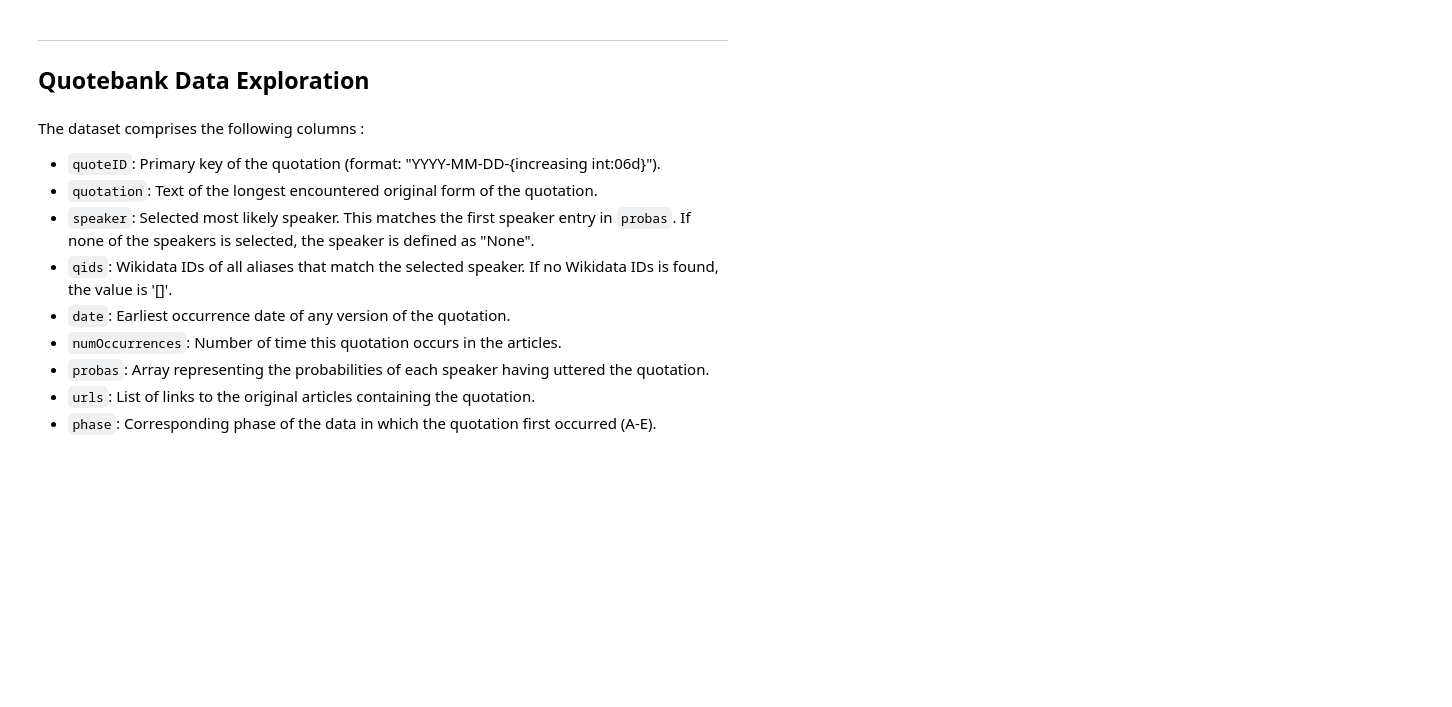
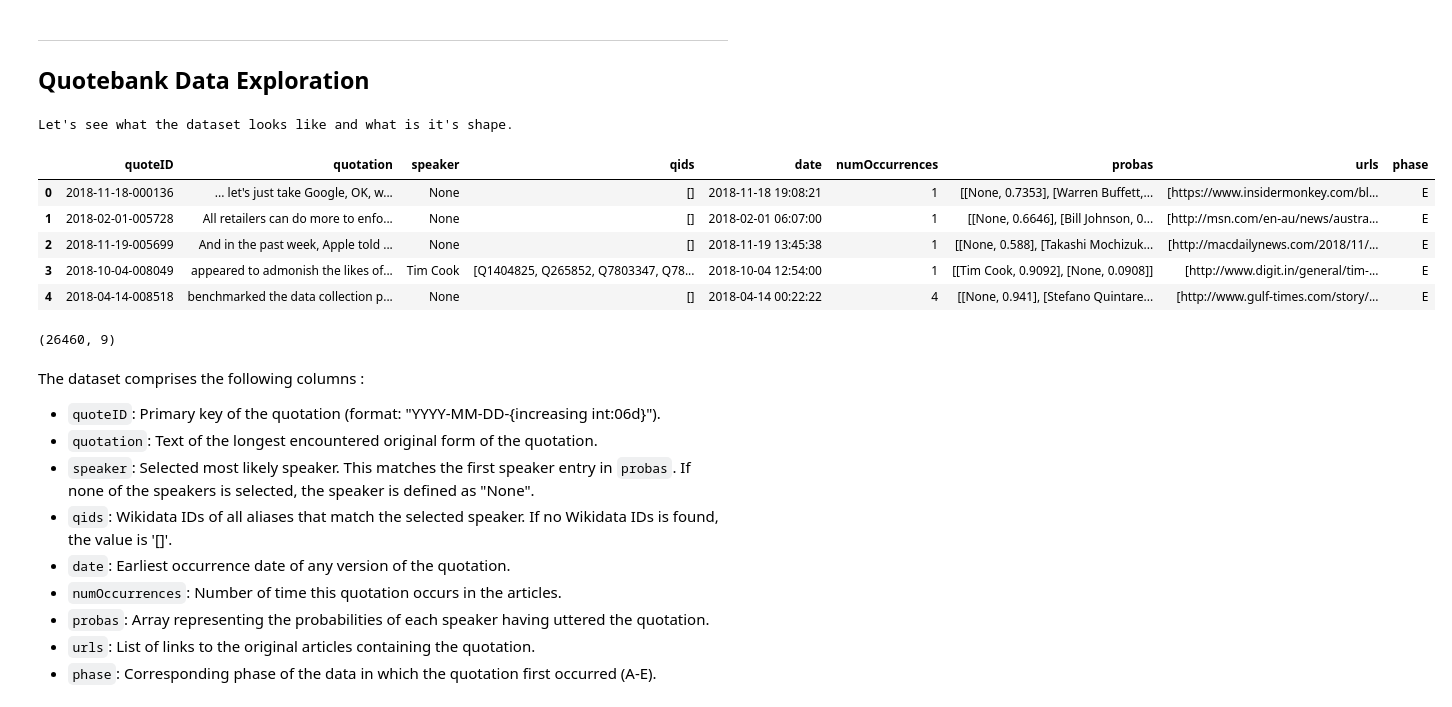
Before and after one commit to raphaelattias/apple-stock-analytics, a Jupyter notebook: main.ipynb, the cells around one changed output. Saved outputs shown, nothing was run; the diff lists cells and outputs as text; code cells hidden in the pictures; blank space fills up the shorter version.

```diff
--- a/main.ipynb
+++ b/main.ipynb
@@ -20,8 +26,17 @@ from task3 import *
 ***
 ## Quotebank Data Exploration
 # %%
-quotes = load_quotes(2019, 'processed quotes')
+quotes = load_quotes(2018, 'processed quotes')
 quotebank_exploration(quotes)
+# %% [output]
+Let's see what the dataset looks like and what is it's shape.
+|  | quoteID | quotation | speaker | qids | date | numOccurrences | probas | urls | phase |
+| 0 | 2018-11-18-000136 | ... let's just take Google, OK, w... | None | [] | 2018-11-18 19:08:21 | 1 | [[None, 0.7353], [Warren Buffett,... | [https://www.insidermonkey.com/bl... | E |
+| 1 | 2018-02-01-005728 | All retailers can do more to enfo... | None | [] | 2018-02-01 06:07:00 | 1 | [[None, 0.6646], [Bill Johnson, 0... | [http://msn.com/en-au/news/austra... | E |
+| 2 | 2018-11-19-005699 | And in the past week, Apple told ... | None | [] | 2018-11-19 13:45:38 | 1 | [[None, 0.588], [Takashi Mochizuk... | [http://macdailynews.com/2018/11/... | E |
+| 3 | 2018-10-04-008049 | appeared to admonish the likes of... | Tim Cook | [Q1404825, Q265852, Q7803347, Q78... | 2018-10-04 12:54:00 | 1 | [[Tim Cook, 0.9092], [None, 0.0908]] | [http://www.digit.in/general/tim-... | E |
+| 4 | 2018-04-14-008518 | benchmarked the data collection p... | None | [] | 2018-04-14 00:22:22 | 4 | [[None, 0.941], [Stefano Quintare... | [http://www.gulf-times.com/story/... | E |
+(26460, 9)
 # %% [markdown]
 The dataset comprises the following columns :
  * `quoteID`: Primary key of the quotation (format: "YYYY-MM-DD-{increasing int:06d}").
```
Also changed, not shown: parts of 13 cells of this notebook, 11 other files.
